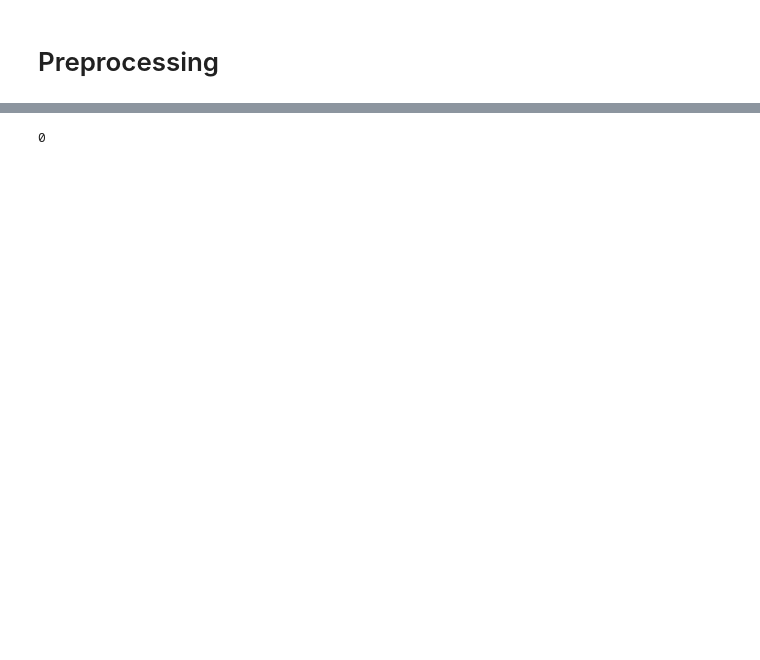
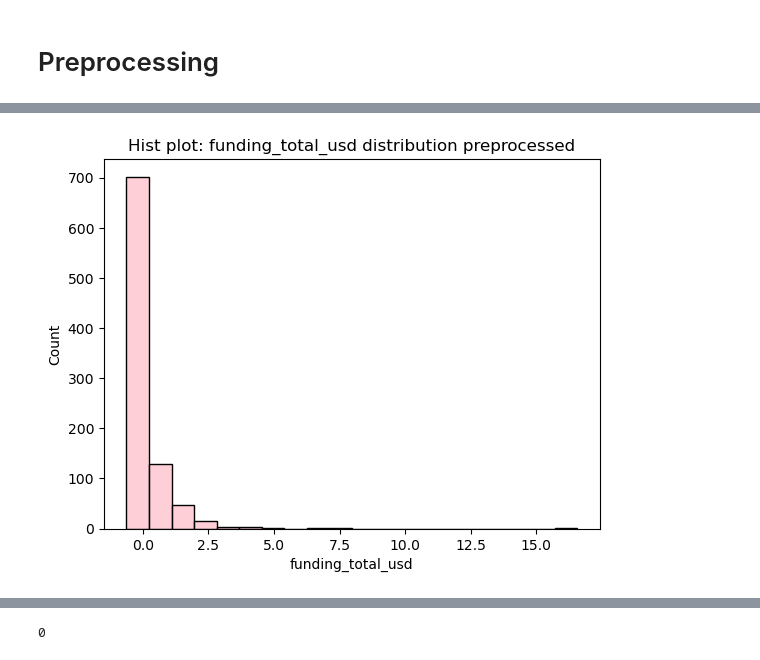
Before and after one commit to MayaVB/Applied_DS_Project, a Jupyter notebook: notebooks/EDA_temp.ipynb, the cells around one changed output, grey strips where cells are left out. Drawn from its saved outputs; the diff is of its cells as text; code cells hidden in the pictures; blank space fills up the shorter version.

```diff
--- a/notebooks/EDA_temp.ipynb
+++ b/notebooks/EDA_temp.ipynb
@@ -430,0 +439,6 @@ df_cleaned, xx = preprocess_data_classifier(df, useKNNImputer=False)
+# %%
+sns.histplot(df_cleaned['funding_total_usd'],bins=20, color='pink')
+plt.title('Hist plot: funding_total_usd distribution preprocessed')
+plt.show()
+# %% [output]
+[figure, added]
```
Also changed, not shown: parts of 17 cells of this notebook.
